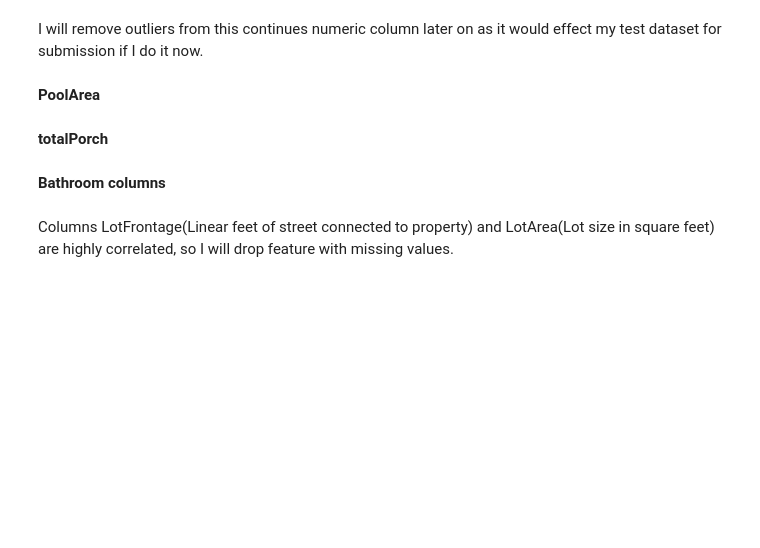
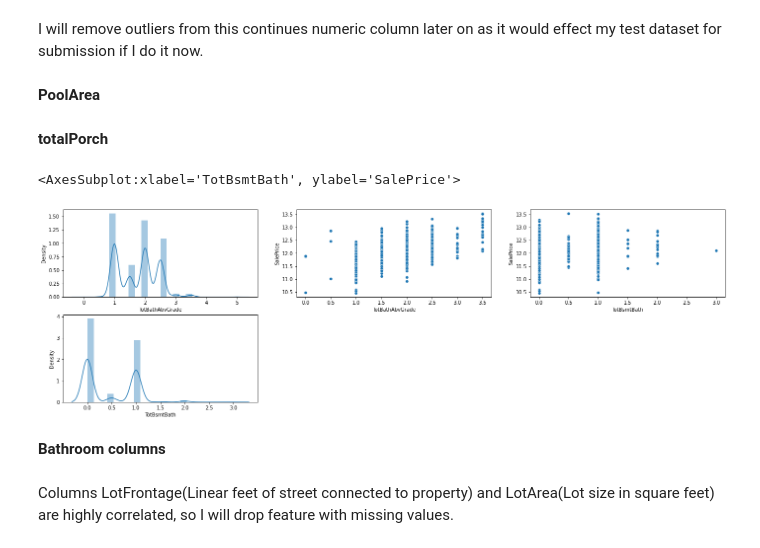
Before and after one commit to Gloriel/Kaggle, a Jupyter notebook: EstatePrice/EP_investing_0302.ipynb, the cells around one changed output. Saved outputs shown, nothing was run; the diff lists cells and outputs as text; code cells hidden in the pictures; blank space fills up the shorter version.

```diff
--- a/EstatePrice/EP_investing_0302.ipynb
+++ b/EstatePrice/EP_investing_0302.ipynb
@@ -313,6 +330,23 @@ for c in to_remove:
 
 # Add column to the list of numeric
 num_feat.append("totalPorch")
+# %%
+fig = plt.figure(figsize=(24,15))
+
+plt.subplot(4,3,1)
+sns.distplot(df["TotBathAbvGrade"])
+
+plt.subplot(4,3,2)
+sns.scatterplot(x="TotBathAbvGrade", y="SalePrice", data=df)
+
+plt.subplot(4,3,4)
+sns.distplot(df["TotBsmtBath"])
+
+plt.subplot(4,3,3)
+sns.scatterplot(x="TotBsmtBath", y="SalePrice", data=df)
+# %% [output]
+<AxesSubplot:xlabel='TotBsmtBath', ylabel='SalePrice'>
+[figure, added]
 # %% [markdown]
 **Bathroom columns**
 # %%
```
Also changed, not shown: parts of 13 cells of this notebook, 6 other files.
